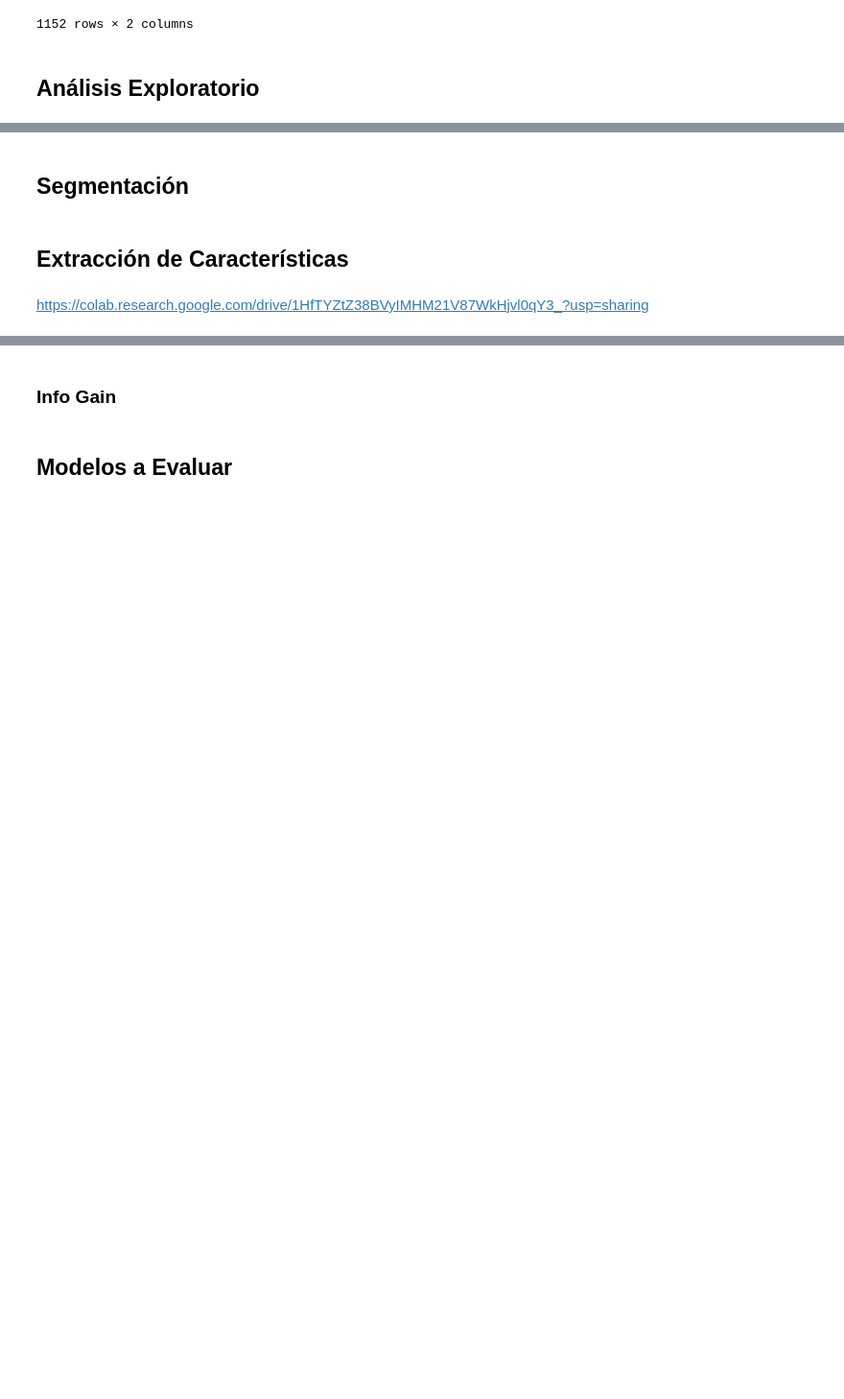
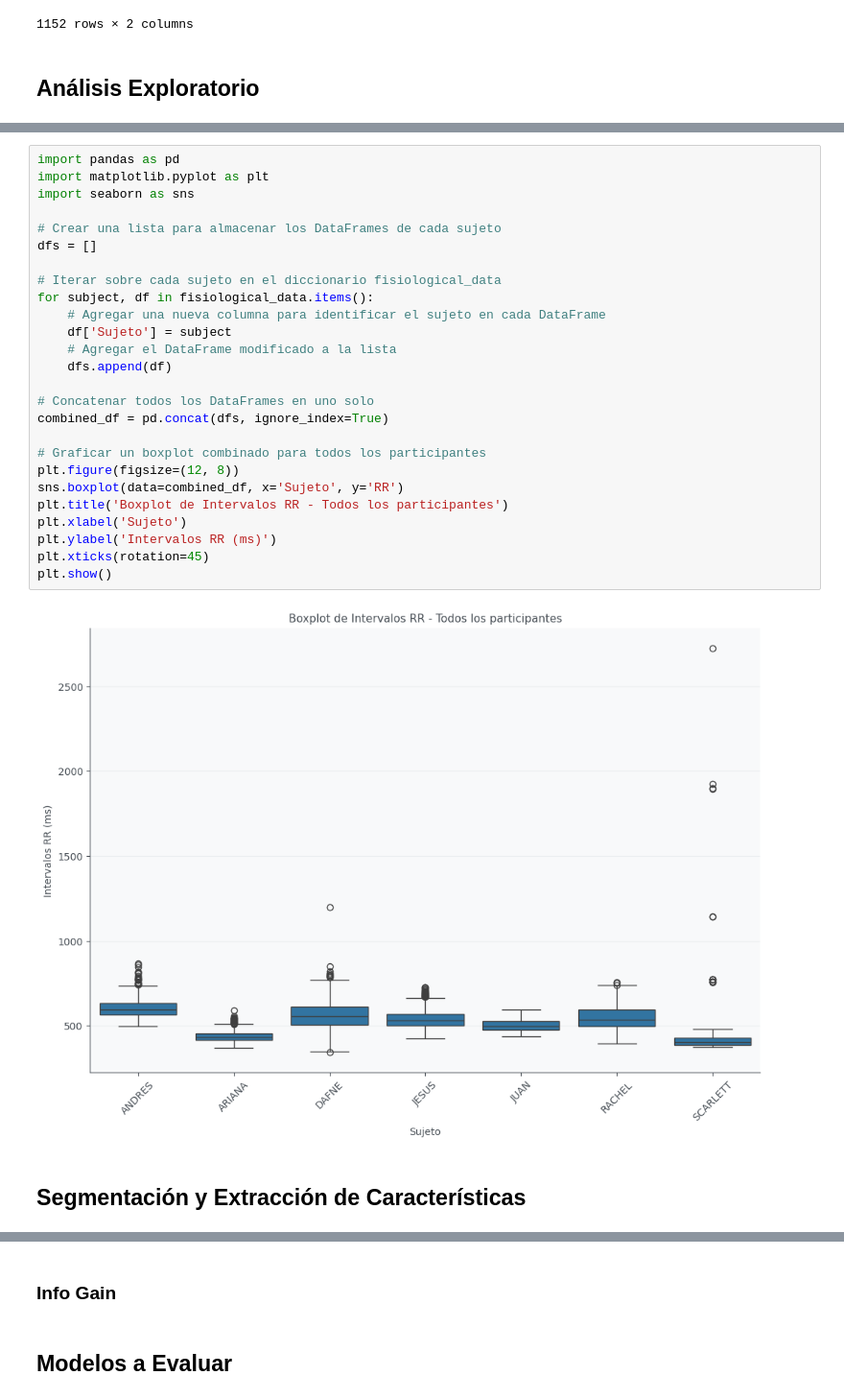
Before and after one commit to Ariana1998/cdsiPractica4, a Jupyter notebook: Notebook.ipynb, the cells around one changed output, grey strips where cells are left out. Shown at 96% size. Cells and saved outputs as stored; diff of their text form; blank space fills up the shorter version.

```diff
--- a/Notebook.ipynb
+++ b/Notebook.ipynb
@@ -105,9 +280,33 @@ df
+# %%
+import pandas as pd
+import matplotlib.pyplot as plt
+import seaborn as sns
+
+# Crear una lista para almacenar los DataFrames de cada sujeto
+dfs = []
+
+# Iterar sobre cada sujeto en el diccionario fisiological_data
+for subject, df in fisiological_data.items():
+    # Agregar una nueva columna para identificar el sujeto en cada DataFrame
+    df['Sujeto'] = subject
+    # Agregar el DataFrame modificado a la lista
+    dfs.append(df)
+
+# Concatenar todos los DataFrames en uno solo
+combined_df = pd.concat(dfs, ignore_index=True)
+
+# Graficar un boxplot combinado para todos los participantes
+plt.figure(figsize=(12, 8))
+sns.boxplot(data=combined_df, x='Sujeto', y='RR')
+plt.title('Boxplot de Intervalos RR - Todos los participantes')
+plt.xlabel('Sujeto')
+plt.ylabel('Intervalos RR (ms)')
+plt.xticks(rotation=45)
+plt.show()
+# %% [output]
+[figure, added]
 # %% [markdown]
-## Segmentaci&oacute;n
+## Segmentaci&oacute;n y Extracci&oacute;n de Caracter&iacute;sticas
-# %% [markdown]
-## Extracci&oacute;n de Caracter&iacute;sticas
-# %% [markdown]
-https://colab.research.google.com/drive/1HfTYZtZ38BVyIMHM21V87WkHjvl0qY3_?usp=sharing
 # %%
 import numpy as np
 import pyhrv.time_domain as td
```
Also changed, not shown: parts of 6 cells of this notebook.
